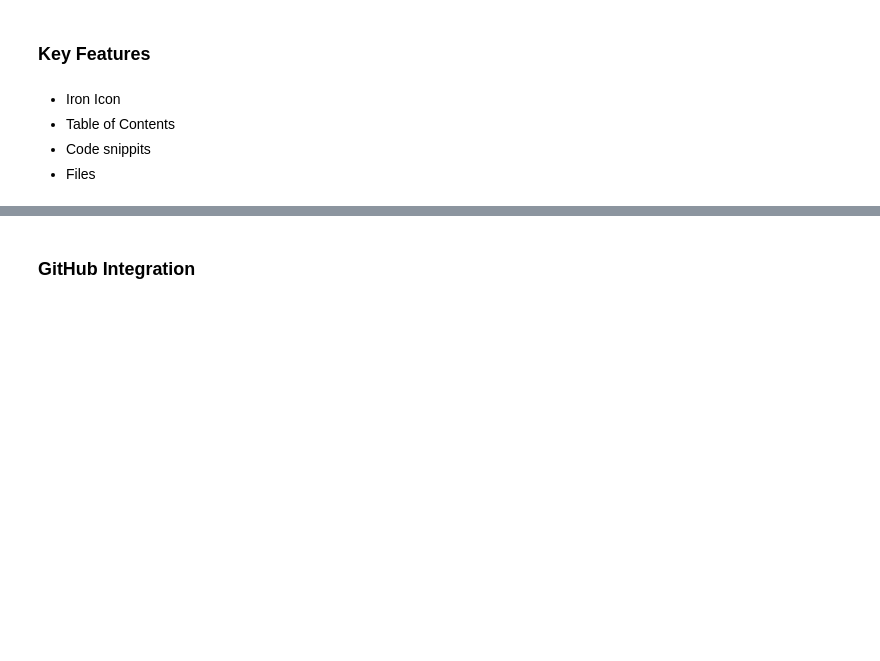
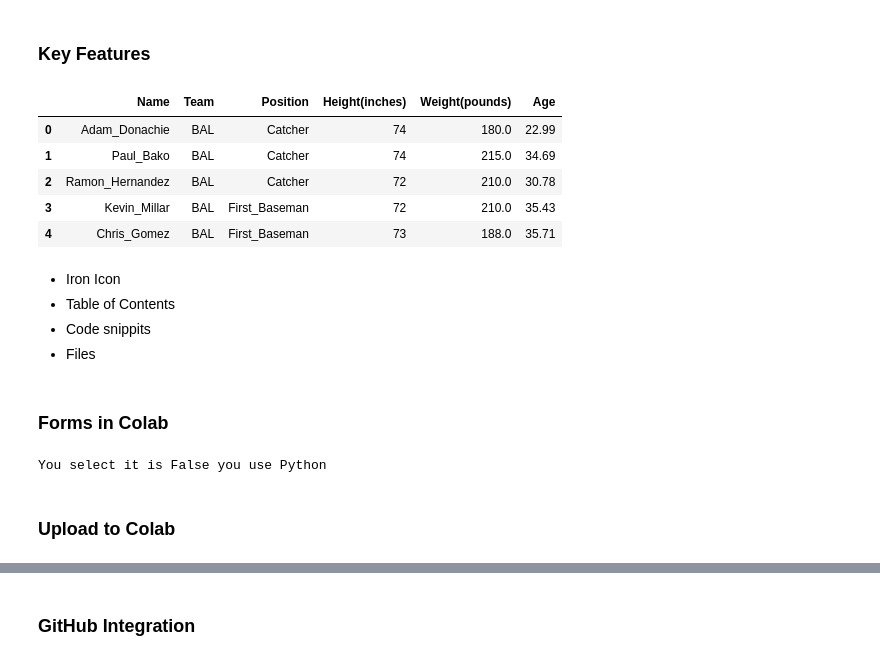
Before and after one commit to paiml/python_for_datascience, a Jupyter notebook: Lesson2_Python_For_Data_Science_Introduction_to_Colab.ipynb, the cells around one changed output, grey strips where cells are left out. Cells and saved outputs as stored; diff of their text form; code cells hidden in the pictures; blank space fills up the shorter version.

```diff
--- a/Lesson2_Python_For_Data_Science_Introduction_to_Colab.ipynb
+++ b/Lesson2_Python_For_Data_Science_Introduction_to_Colab.ipynb
@@ -24,9 +24,22 @@ Three main interfaces:
 *   Open Notebooks (Github, Drive, Upload)
 # %% [markdown]
 ### Key Features
+# %%
+import pandas as pd
+df = pd.read_csv("mlb_weight_ht.csv")
+df.head()
+# %% [output]
+|  | Name | Team | Position | Height(inches) | Weight(pounds) | Age |
+| 0 | Adam_Donachie | BAL | Catcher | 74 | 180.0 | 22.99 |
+| 1 | Paul_Bako | BAL | Catcher | 74 | 215.0 | 34.69 |
+| 2 | Ramon_Hernandez | BAL | Catcher | 72 | 210.0 | 30.78 |
+| 3 | Kevin_Millar | BAL | First_Baseman | 72 | 210.0 | 35.43 |
+| 4 | Chris_Gomez | BAL | First_Baseman | 73 | 188.0 | 35.71 |
 # %% [markdown]
 
 *   Iron Icon
 *  Table of Contents
 *  Code snippits
 *  Files
+# %% [markdown]
+### Forms in Colab
@@ -32,0 +48,6 @@ Three main interfaces:
+# %%
+print(f"You select it is {Use_Python} you use Python")
+# %% [output]
+You select it is False you use Python
+# %% [markdown]
+### Upload to Colab
```
Also changed, not shown: parts of 27 cells of this notebook.
